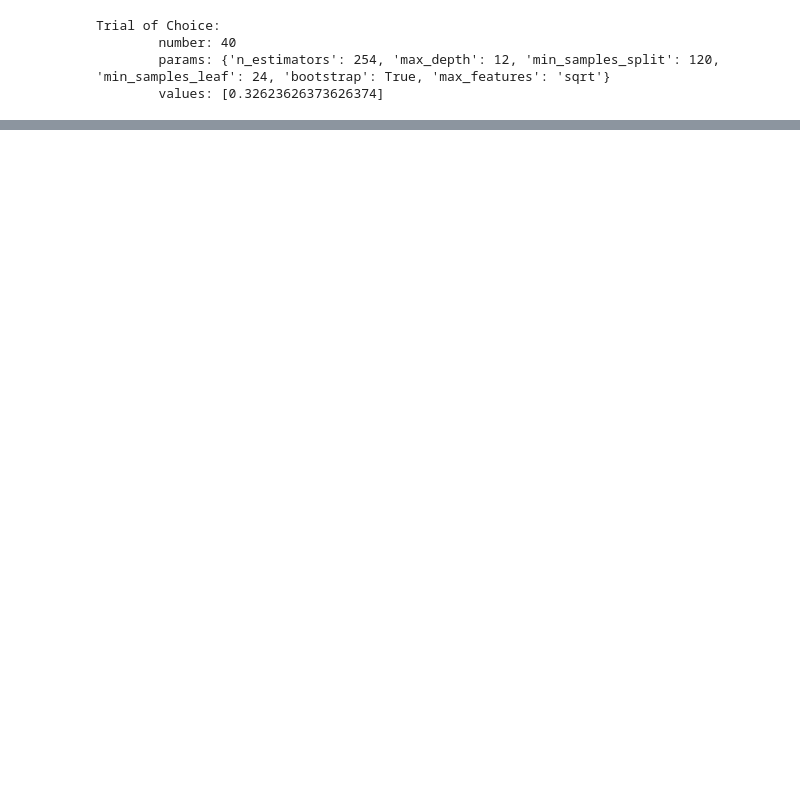
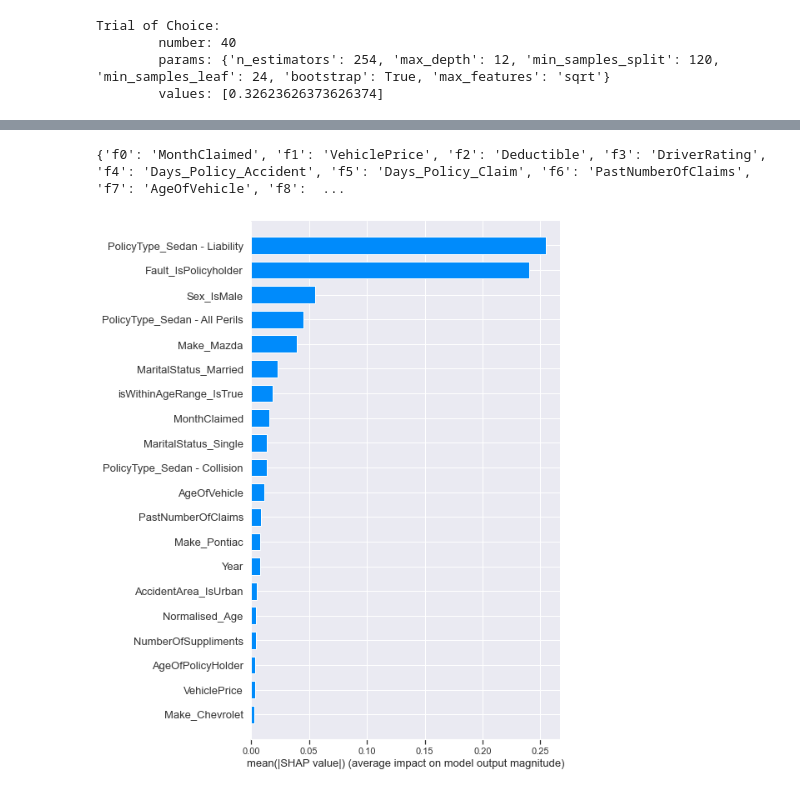
Before and after one commit to hewtungyuen/car-insurance-fraud-BT4012, a Jupyter notebook: RandomForest.ipynb, the cells around one changed output, grey strips where cells are left out. Saved outputs shown, nothing was run; the diff lists cells and outputs as text; code cells hidden in the pictures; blank space fills up the shorter version.

```diff
--- a/RandomForest.ipynb
+++ b/RandomForest.ipynb
@@ -264 +258,17 @@ feature_list = list(df_train.drop('FraudFound_P', axis=1).columns)
+# %%
+#creating a feature list
+features  = df_train.drop('FraudFound_P', axis=1).columns.tolist()
+feature_dict = {}
+for num in range(53):
+    feature_key = "f" + str(num)
+    feature_dict[feature_key] = features[num]
+print(feature_dict)
+# %% [output]
+{'f0': 'MonthClaimed', 'f1': 'VehiclePrice', 'f2': 'Deductible', 'f3': 'DriverRating', 'f4': 'Days_Policy_Accident', 'f5': 'Days_Policy_Claim', 'f6': 'PastNumberOfClaims', 'f7': 'AgeOfVehicle', 'f8':  ...
+# %%
+X_display = df_train.drop('FraudFound_P', axis=1)
+# %%
+shap.summary_plot(shap_values, X_display, plot_type="bar", feature_names=features)
+# %% [output]
+[figure, added]
 # %%
```
Also changed, not shown: parts of 15 cells of this notebook.
